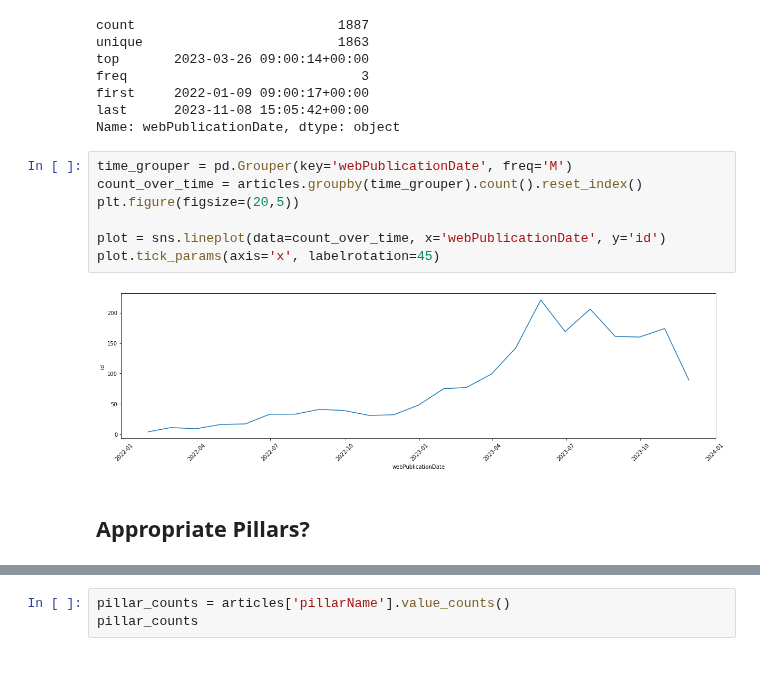
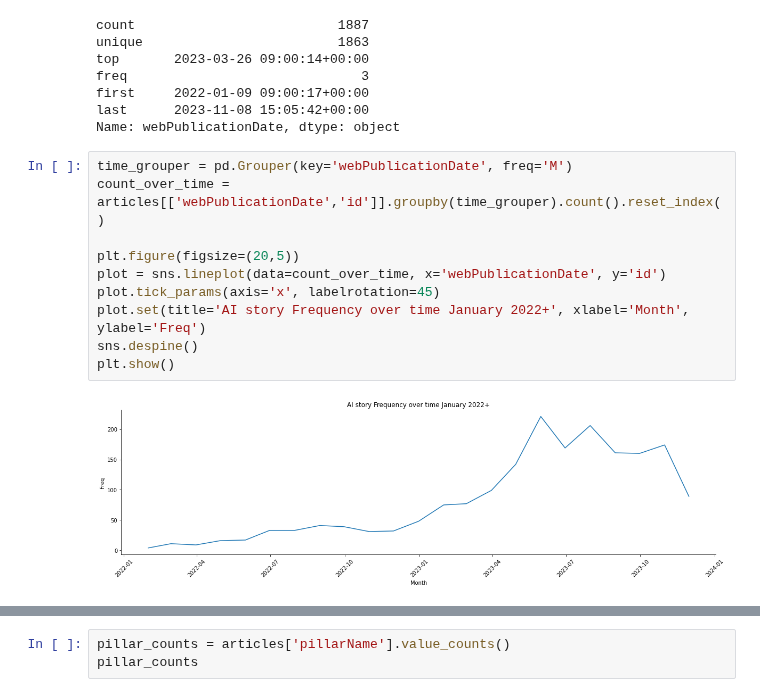
Before and after one commit to Minyall/sc207_2023-24, a Jupyter notebook: 8_9_APIs/9_api_data.ipynb, the cells around one changed output, grey strips where cells are left out. Saved outputs shown, nothing was run; the diff lists cells and outputs as text; blank space fills up the shorter version.

```diff
--- a/8_9_APIs/9_api_data.ipynb
+++ b/8_9_APIs/9_api_data.ipynb
@@ -92,12 +161,13 @@ last      2023-11-08 15:05:42+00:00
 Name: webPublicationDate, dtype: object
 # %%
 time_grouper = pd.Grouper(key='webPublicationDate', freq='M')
-count_over_time = articles.groupby(time_grouper).count().reset_index()
+count_over_time = articles[['webPublicationDate','id']].groupby(time_grouper).count().reset_index()
+
 plt.figure(figsize=(20,5))
-
 plot = sns.lineplot(data=count_over_time, x='webPublicationDate', y='id')
 plot.tick_params(axis='x', labelrotation=45)
+plot.set(title='AI story Frequency over time January 2022+', xlabel='Month', ylabel='Freq')
+sns.despine()
+plt.show()
 # %% [output]
-[figure, old version]
+[figure, new version]
-# %% [markdown]
-## Appropriate Pillars?
```
Also changed, not shown: parts of 71 cells of this notebook.
